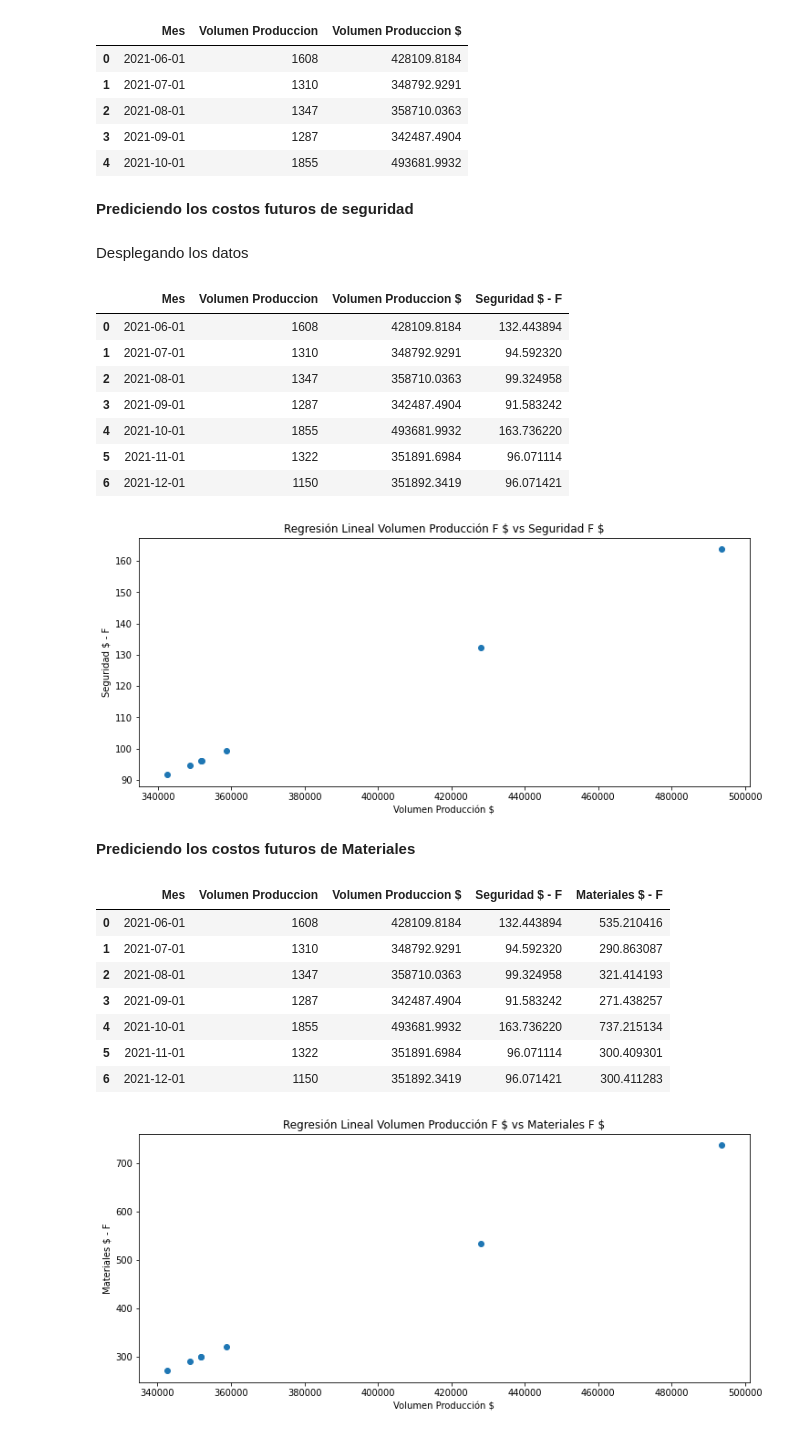
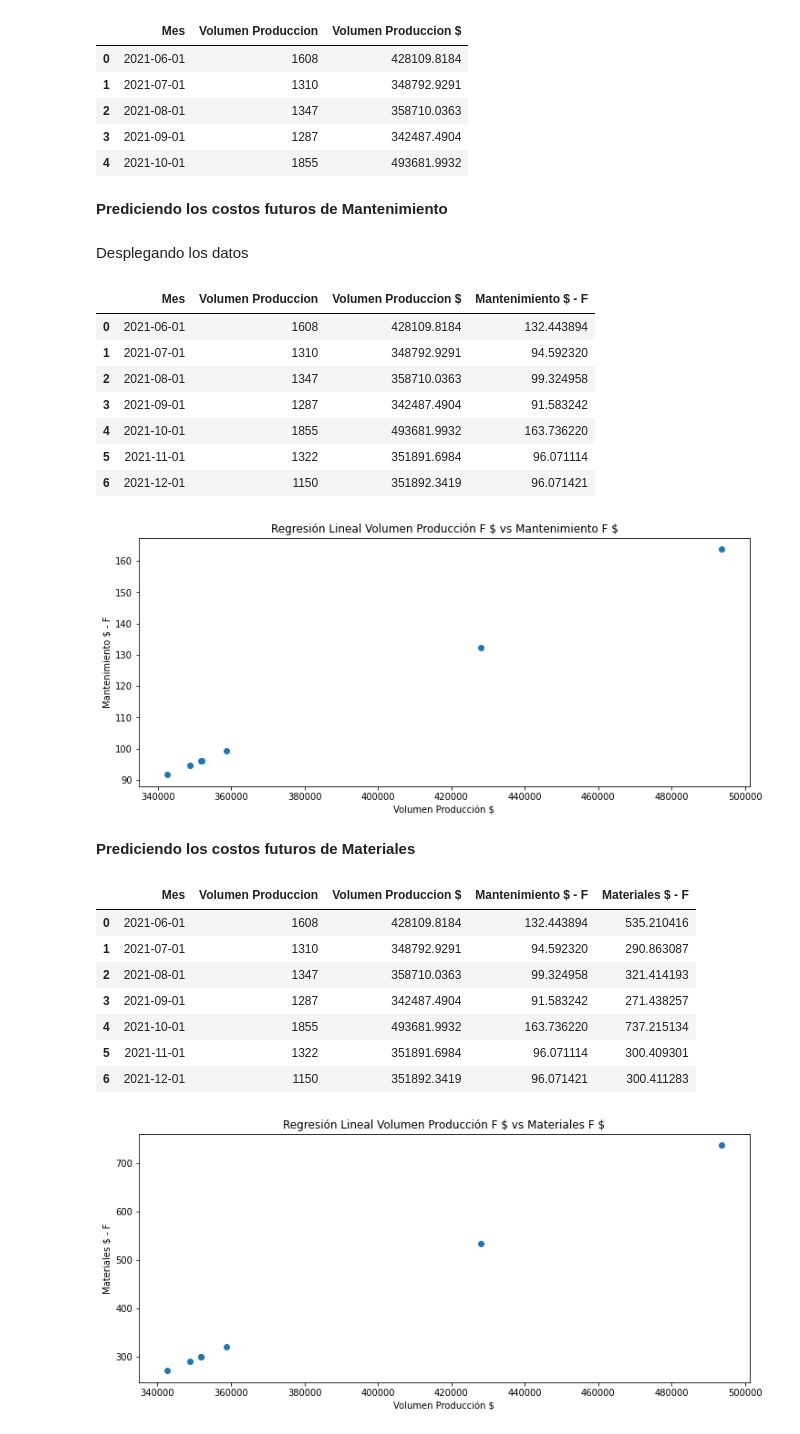
Before and after one commit to Lauram04/proyecto_final_f, a Jupyter notebook: Actividad_Final_Equipo.ipynb, the cells around one changed output. Saved outputs shown, nothing was run; the diff lists cells and outputs as text; code cells hidden in the pictures.

```diff
--- a/Actividad_Final_Equipo.ipynb
+++ b/Actividad_Final_Equipo.ipynb
@@ -289,7 +289,7 @@ medio o valor esperado de y, denotado por E(Y/x), es igual a β0 + β1 x.
 
 Creando el modelo de regresión
 # %%
-y = np.asarray(costos['Seguridad $'])
+y = np.asarray(costos['Mantenimiento $'])
 X = np.asarray(costos['Volumen Produccion $']).reshape(-1, 1)
 regresion_lineal_s = LinearRegression()
 regresion_lineal_s.fit(X, y)
@@ -414,15 +414,15 @@ planeado.head()
 | 3 | 2021-09-01 | 1287 | 342487.4904 |
 | 4 | 2021-10-01 | 1855 | 493681.9932 |
 # %% [markdown]
-**Prediciendo los costos futuros de seguridad**
+**Prediciendo los costos futuros de Mantenimiento**
 # %% [markdown]
 Desplegando los datos
 # %%
 
-planeado['Seguridad $ - F'] = regresion_lineal_s.predict(X_planeada)
+planeado['Mantenimiento $ - F'] = regresion_lineal_s.predict(X_planeada)
 planeado
 # %% [output]
-|  | Mes | Volumen Produccion | Volumen Produccion $ | Seguridad $ - F |
+|  | Mes | Volumen Produccion | Volumen Produccion $ | Mantenimiento $ - F |
 | 0 | 2021-06-01 | 1608 | 428109.8184 | 132.443894 |
 | 1 | 2021-07-01 | 1310 | 348792.9291 | 94.592320 |
 | 2 | 2021-08-01 | 1347 | 358710.0363 | 99.324958 |
@@ -432,20 +432,20 @@ planeado
 | 6 | 2021-12-01 | 1150 | 351892.3419 | 96.071421 |
 # %%
 plt.figure(figsize=(12,5))
-plt.title('Regresión Lineal Volumen Producción F \$ vs Seguridad F \$')
-plt.ylabel('Seguridad $ - F')
+plt.title('Regresión Lineal Volumen Producción F \$ vs Mantenimiento F \$')
+plt.ylabel('Mantenimiento $ - F')
 plt.xlabel('Volumen Producción $')
-plt.scatter(planeado['Volumen Produccion $'], planeado['Seguridad $ - F'])
+plt.scatter(planeado['Volumen Produccion $'], planeado['Mantenimiento $ - F'])
 plt.show()
 # %% [output]
-[figure, old version]
+[figure, new version]
 # %% [markdown]
 **Prediciendo los costos futuros de Materiales**
 # %%
 planeado['Materiales $ - F'] = regresion_lineal_m.predict(X_planeada)
 planeado
 # %% [output]
-|  | Mes | Volumen Produccion | Volumen Produccion $ | Seguridad $ - F | Materiales $ - F |
+|  | Mes | Volumen Produccion | Volumen Produccion $ | Mantenimiento $ - F | Materiales $ - F |
 | 0 | 2021-06-01 | 1608 | 428109.8184 | 132.443894 | 535.210416 |
 | 1 | 2021-07-01 | 1310 | 348792.9291 | 94.592320 | 290.863087 |
 | 2 | 2021-08-01 | 1347 | 358710.0363 | 99.324958 | 321.414193 |
```
Also changed, not shown: parts of 14 cells of this notebook.
